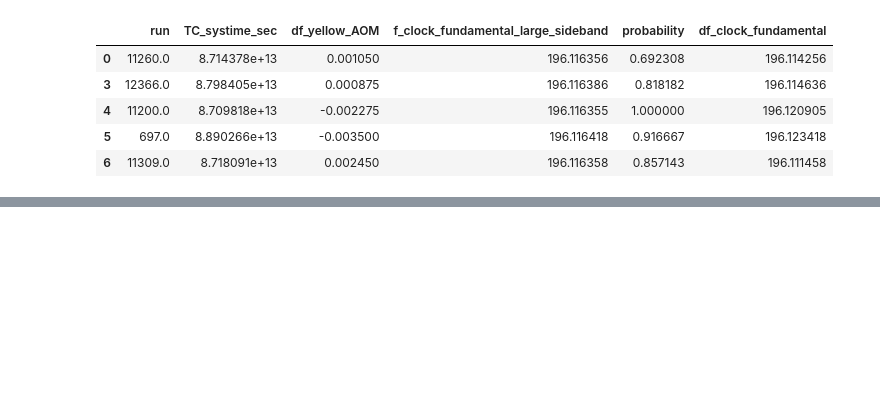
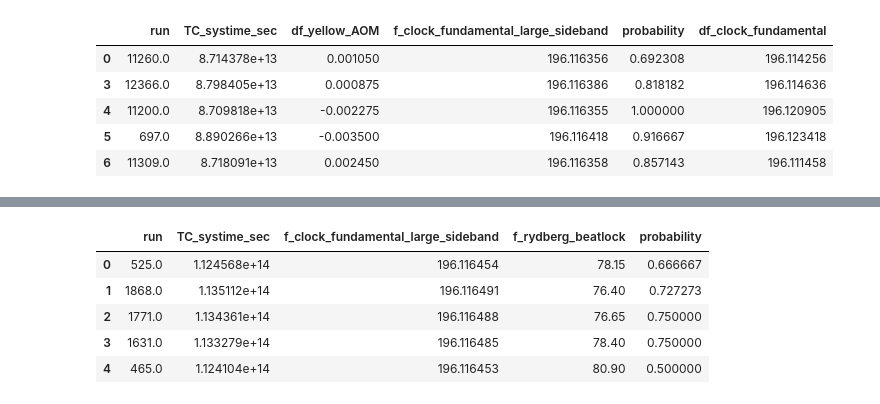
Before and after one commit to rydyb/pydatatom, a Jupyter notebook: notebooks/3 Measurement.ipynb, the cells around one changed output, grey strips where cells are left out. Cells and saved outputs as stored; diff of their text form; code cells hidden in the pictures; blank space fills up the shorter version.

```diff
--- a/notebooks/3 Measurement.ipynb
+++ b/notebooks/3 Measurement.ipynb
@@ -69,0 +75,10 @@ measurement.plot()
+# %%
+ryd_df = dataframe_from(raw_dataset_ryd, prob_pipeline_spec)
+ryd_df.head()
+# %% [output]
+|  | run | TC_systime_sec | f_clock_fundamental_large_sideband | f_rydberg_beatlock | probability |
+| 0 | 525.0 | 1.124568e+14 | 196.116454 | 78.15 | 0.666667 |
+| 1 | 1868.0 | 1.135112e+14 | 196.116491 | 76.40 | 0.727273 |
+| 2 | 1771.0 | 1.134361e+14 | 196.116488 | 76.65 | 0.750000 |
+| 3 | 1631.0 | 1.133279e+14 | 196.116485 | 78.40 | 0.750000 |
+| 4 | 465.0 | 1.124104e+14 | 196.116453 | 80.90 | 0.500000 |
```
Also changed, not shown: parts of 18 cells of this notebook.
